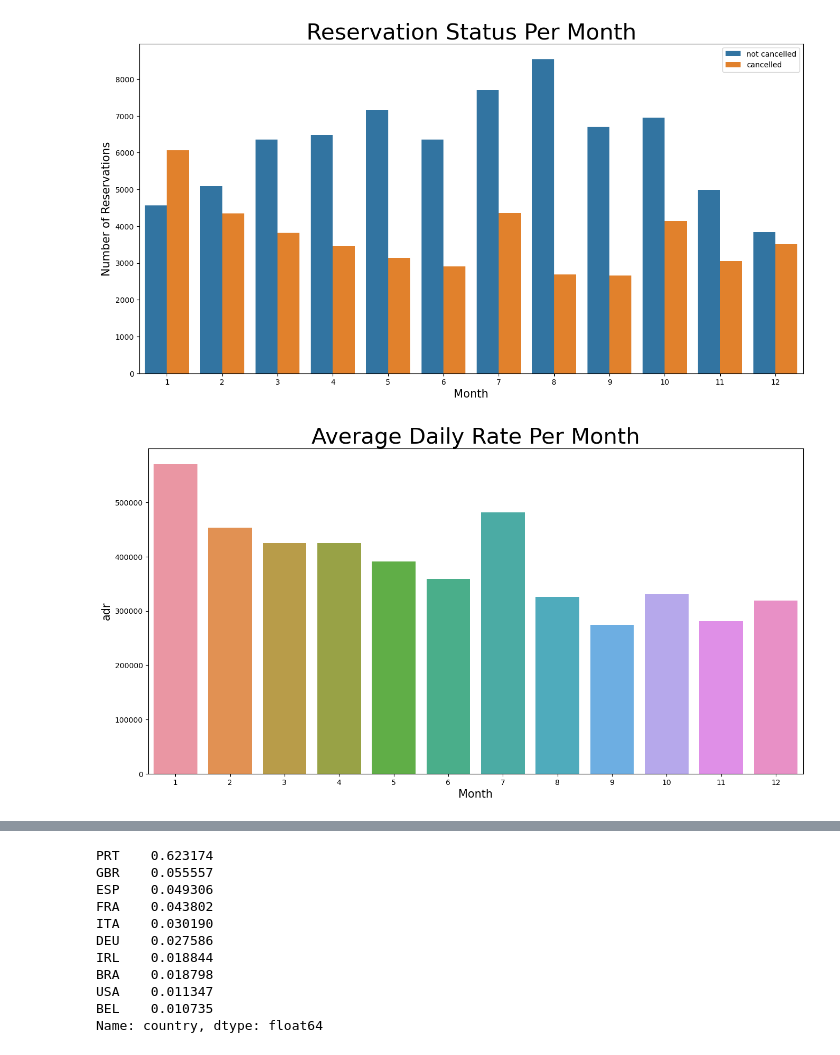
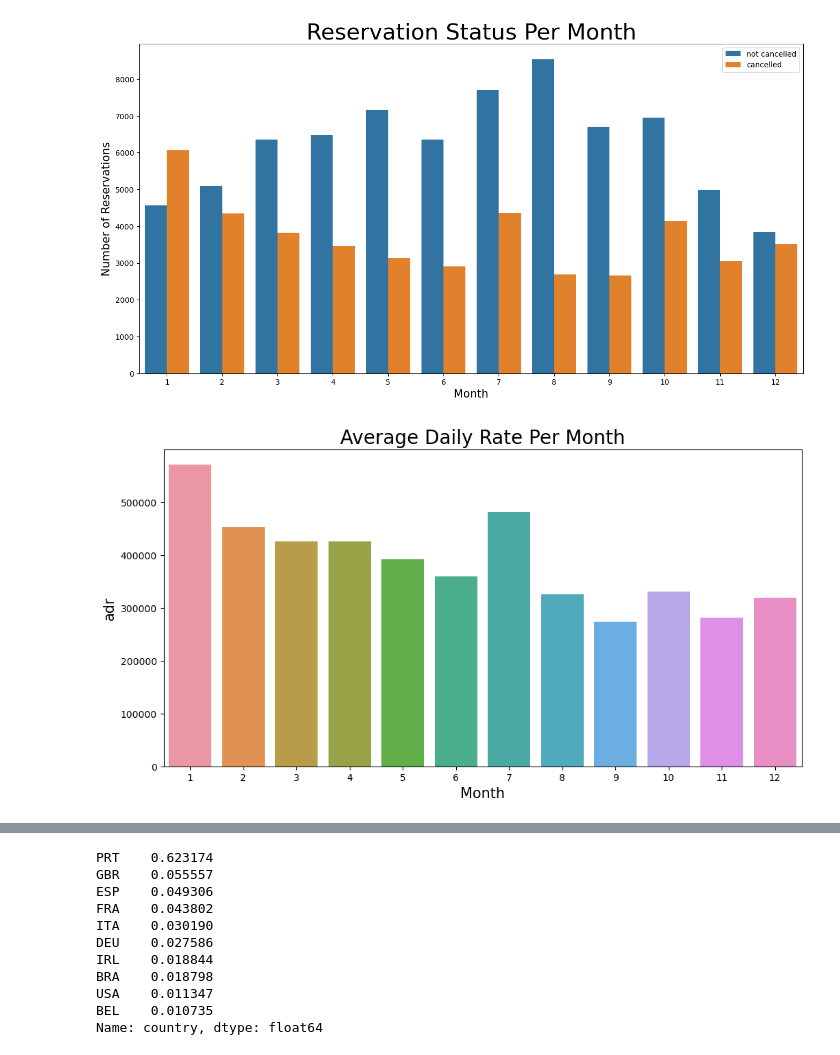
Before and after one commit to Assanatou-Bah/Hotel-Booking-Cancellation-Analysis, a Jupyter notebook: Hotel Bookings Cancellation Analysis.ipynb, the cells around one changed output, grey strips where cells are left out. Cells and saved outputs as stored; diff of their text form; code cells hidden in the pictures.

```diff
--- a/Hotel Bookings Cancellation Analysis.ipynb
+++ b/Hotel Bookings Cancellation Analysis.ipynb
@@ -315,13 +317,13 @@ plt.show()
 [figure]
 # %%
 # Creating a plot of average daily rate in each month
-plt.figure(figsize = (16,8))
-plt.title('Average Daily Rate Per Month', size = 30)
+plt.figure(figsize = (12,6))
+plt.title('Average Daily Rate Per Month', size = 20)
 sns.barplot('month', 'adr', data = df[df['is_canceled'] == 1].groupby('month')[['adr']].sum().reset_index())
 plt.xlabel('Month', size = 15)
 plt.ylabel('adr', size = 15)
 
 # Display the chart
 plt.show()
 # %% [output]
-[figure, old version]
+[figure, new version]
```
Also changed, not shown: parts of 24 cells of this notebook, 2 other files.
